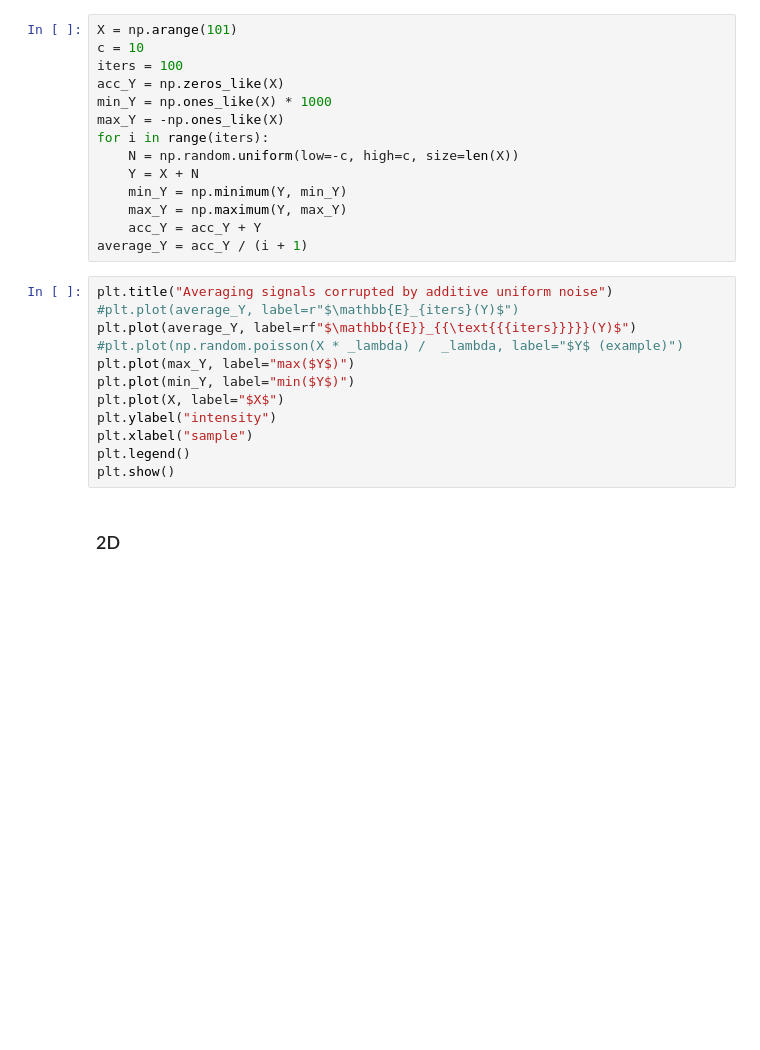
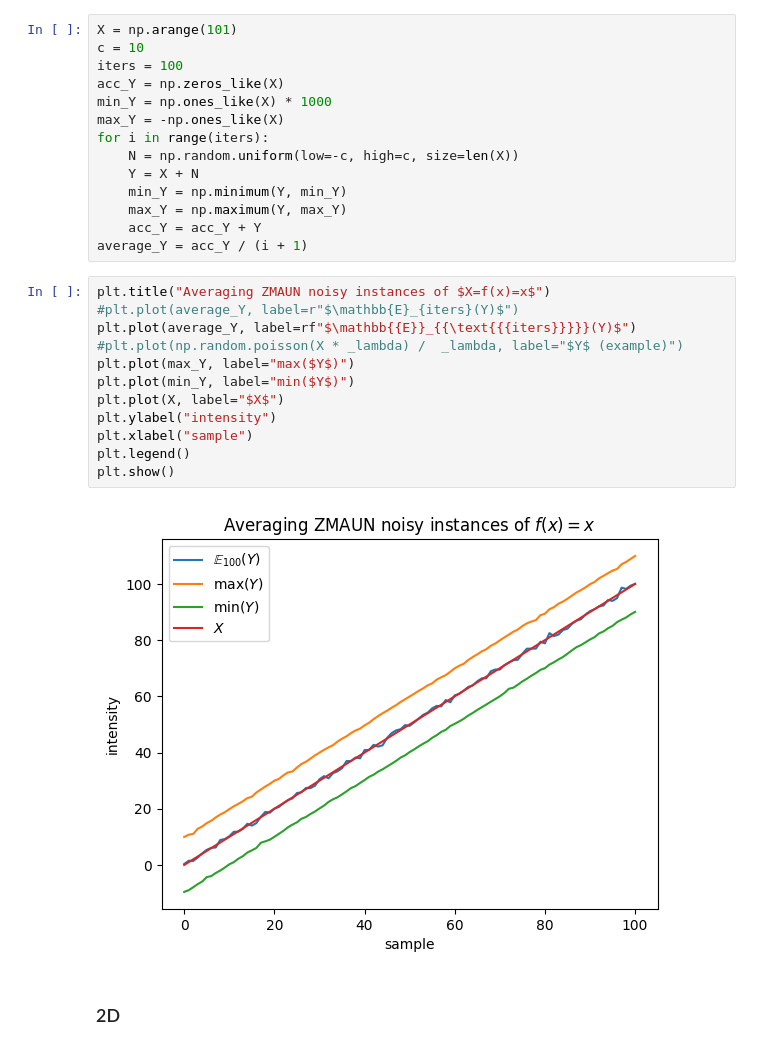
Before and after one commit to vicente-gonzalez-ruiz/denoising_analysis_using_FSC, a Jupyter notebook: figs/gaussian_averaging.ipynb, the cells around one changed output. Drawn from its saved outputs; the diff is of its cells as text; blank space fills up the shorter version.

```diff
--- a/figs/gaussian_averaging.ipynb
+++ b/figs/gaussian_averaging.ipynb
@@ -78,17 +97,19 @@ for i in range(iters):
     acc_Y = acc_Y + Y
 average_Y = acc_Y / (i + 1)
 # %%
-plt.title("Averaging signals corrupted by additive uniform noise")
+plt.title("Averaging ZMAUN noisy instances of $X=f(x)=x$")
 #plt.plot(average_Y, label=r"$\mathbb{E}_{iters}(Y)$")
 plt.plot(average_Y, label=rf"$\mathbb{{E}}_{{\text{{{iters}}}}}(Y)$")
 #plt.plot(np.random.poisson(X * _lambda) /  _lambda, label="$Y$ (example)")
 plt.plot(max_Y, label="max($Y$)")
 plt.plot(min_Y, label="min($Y$)")
 plt.plot(X, label="$X$")
 plt.ylabel("intensity")
 plt.xlabel("sample")
 plt.legend()
 plt.show()
+# %% [output]
+[figure, added]
 # %% [markdown]
 ### 2D
 # %%
```
Also changed, not shown: parts of 10 cells of this notebook, 1 other file.
